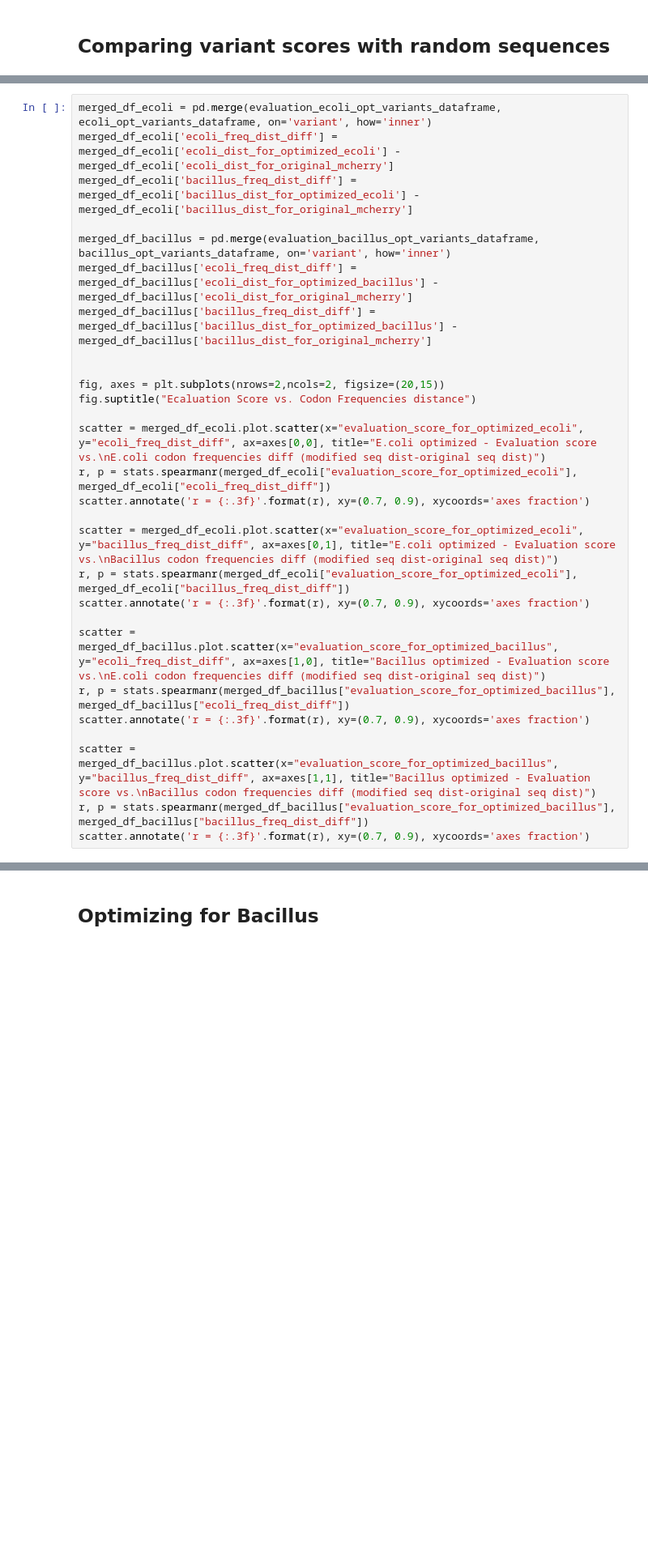
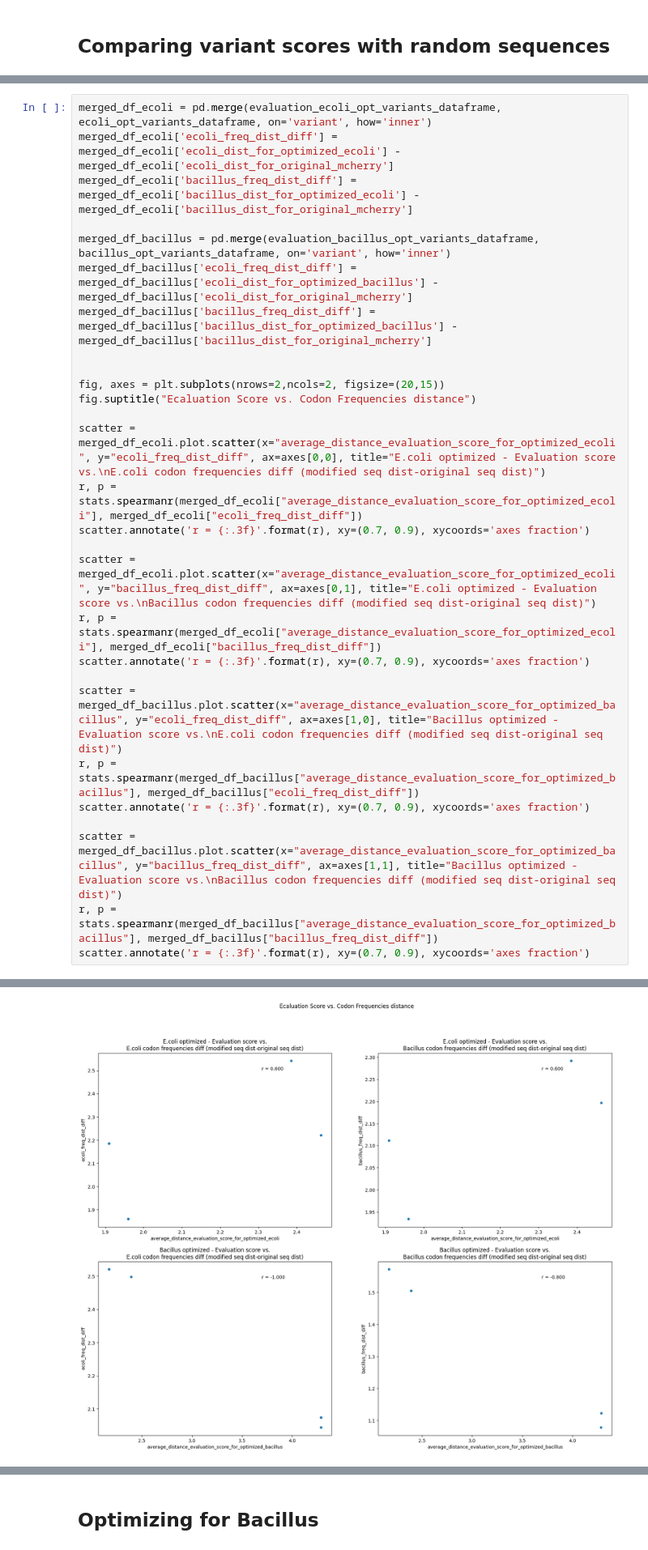
Before and after one commit to morikab/Igem_TAU_2021, a Jupyter notebook: analysis/orf_model_analysis/mcherry_variations.ipynb, the cells around one changed output, grey strips where cells are left out. Shown at 81% size. Saved outputs shown, nothing was run; the diff lists cells and outputs as text; blank space fills up the shorter version.

```diff
--- a/analysis/orf_model_analysis/mcherry_variations.ipynb
+++ b/analysis/orf_model_analysis/mcherry_variations.ipynb
@@ -1315,18 +1341,19 @@ merged_df_bacillus['bacillus_freq_dist_diff'] = merged_df_bacillus['bacillus_dis
 fig, axes = plt.subplots(nrows=2,ncols=2, figsize=(20,15))
 fig.suptitle("Ecaluation Score vs. Codon Frequencies distance")
 
-scatter = merged_df_ecoli.plot.scatter(x="evaluation_score_for_optimized_ecoli", y="ecoli_freq_dist_diff", ax=axes[0,0], title="E.coli optimized - Evaluation score vs.\nE.coli codon frequencies diff (modified seq dist-original seq dist)")
-r, p = stats.spearmanr(merged_df_ecoli["evaluation_score_for_optimized_ecoli"], merged_df_ecoli["ecoli_freq_dist_diff"])
+scatter = merged_df_ecoli.plot.scatter(x="average_distance_evaluation_score_for_optimized_ecoli", y="ecoli_freq_dist_diff", ax=axes[0,0], title="E.coli optimized - Evaluation score vs.\nE.coli codon frequencies diff (modified seq dist-original seq dist)")
+r, p = stats.spearmanr(merged_df_ecoli["average_distance_evaluation_score_for_optimized_ecoli"], merged_df_ecoli["ecoli_freq_dist_diff"])
 scatter.annotate('r = {:.3f}'.format(r), xy=(0.7, 0.9), xycoords='axes fraction')
 
-scatter = merged_df_ecoli.plot.scatter(x="evaluation_score_for_optimized_ecoli", y="bacillus_freq_dist_diff", ax=axes[0,1], title="E.coli optimized - Evaluation score vs.\nBacillus codon frequencies diff (modified seq dist-original seq dist)")
-r, p = stats.spearmanr(merged_df_ecoli["evaluation_score_for_optimized_ecoli"], merged_df_ecoli["bacillus_freq_dist_diff"])
+scatter = merged_df_ecoli.plot.scatter(x="average_distance_evaluation_score_for_optimized_ecoli", y="bacillus_freq_dist_diff", ax=axes[0,1], title="E.coli optimized - Evaluation score vs.\nBacillus codon frequencies diff (modified seq dist-original seq dist)")
+r, p = stats.spearmanr(merged_df_ecoli["average_distance_evaluation_score_for_optimized_ecoli"], merged_df_ecoli["bacillus_freq_dist_diff"])
 scatter.annotate('r = {:.3f}'.format(r), xy=(0.7, 0.9), xycoords='axes fraction')
 
-scatter = merged_df_bacillus.plot.scatter(x="evaluation_score_for_optimized_bacillus", y="ecoli_freq_dist_diff", ax=axes[1,0], title="Bacillus optimized - Evaluation score vs.\nE.coli codon frequencies diff (modified seq dist-original seq dist)")
-r, p = stats.spearmanr(merged_df_bacillus["evaluation_score_for_optimized_bacillus"], merged_df_bacillus["ecoli_freq_dist_diff"])
+scatter = merged_df_bacillus.plot.scatter(x="average_distance_evaluation_score_for_optimized_bacillus", y="ecoli_freq_dist_diff", ax=axes[1,0], title="Bacillus optimized - Evaluation score vs.\nE.coli codon frequencies diff (modified seq dist-original seq dist)")
+r, p = stats.spearmanr(merged_df_bacillus["average_distance_evaluation_score_for_optimized_bacillus"], merged_df_bacillus["ecoli_freq_dist_diff"])
 scatter.annotate('r = {:.3f}'.format(r), xy=(0.7, 0.9), xycoords='axes fraction')
 
-scatter = merged_df_bacillus.plot.scatter(x="evaluation_score_for_optimized_bacillus", y="bacillus_freq_dist_diff", ax=axes[1,1], title="Bacillus optimized - Evaluation score vs.\nBacillus codon frequencies diff (modified seq dist-original seq dist)")
-r, p = stats.spearmanr(merged_df_bacillus["evaluation_score_for_optimized_bacillus"], merged_df_bacillus["bacillus_freq_dist_diff"])
+scatter = merged_df_bacillus.plot.scatter(x="average_distance_evaluation_score_for_optimized_bacillus", y="bacillus_freq_dist_diff", ax=axes[1,1], title="Bacillus optimized - Evaluation score vs.\nBacillus codon frequencies diff (modified seq dist-original seq dist)")
+r, p = stats.spearmanr(merged_df_bacillus["average_distance_evaluation_score_for_optimized_bacillus"], merged_df_bacillus["bacillus_freq_dist_diff"])
 scatter.annotate('r = {:.3f}'.format(r), xy=(0.7, 0.9), xycoords='axes fraction')
+# %% [output]
@@ -1333,3 +1361,4 @@ scatter.annotate('r = {:.3f}'.format(r), xy=(0.7, 0.9), xycoords='axes fraction'
+[figure, added]
 # %%
 merged_df_ecoli = pd.merge(evaluation_ecoli_opt_greater_alpha_variants_dataframe, greater_alpha_ecoli_opt_variants_dataframe, on='variant', how='inner')
 merged_df_ecoli['ecoli_freq_dist_diff'] =  merged_df_ecoli['ecoli_dist_for_optimized_ecoli'] - merged_df_ecoli['ecoli_dist_for_original_mcherry']
```
Also changed, not shown: parts of 8 cells of this notebook, 1 other file.
